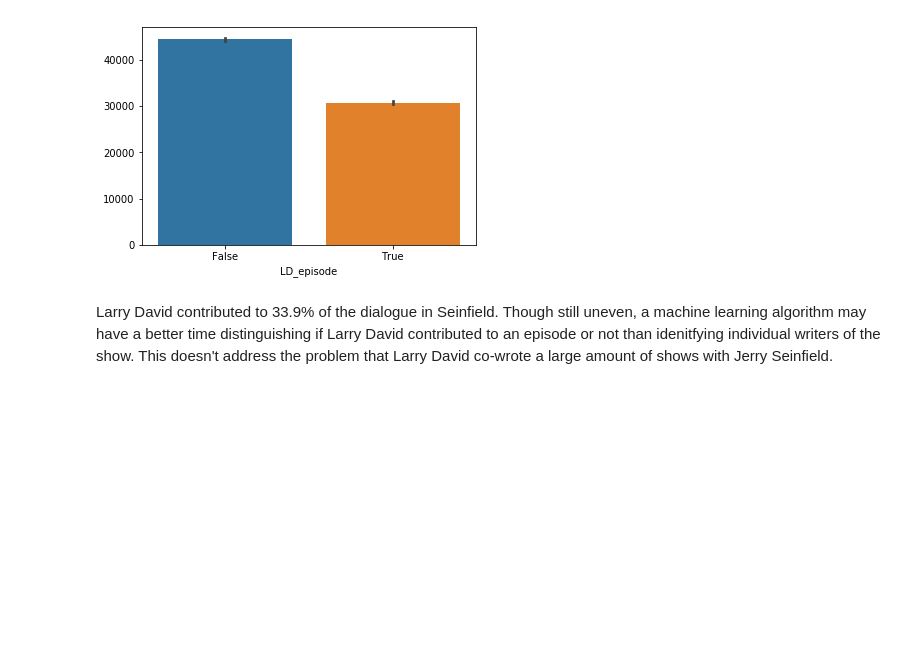
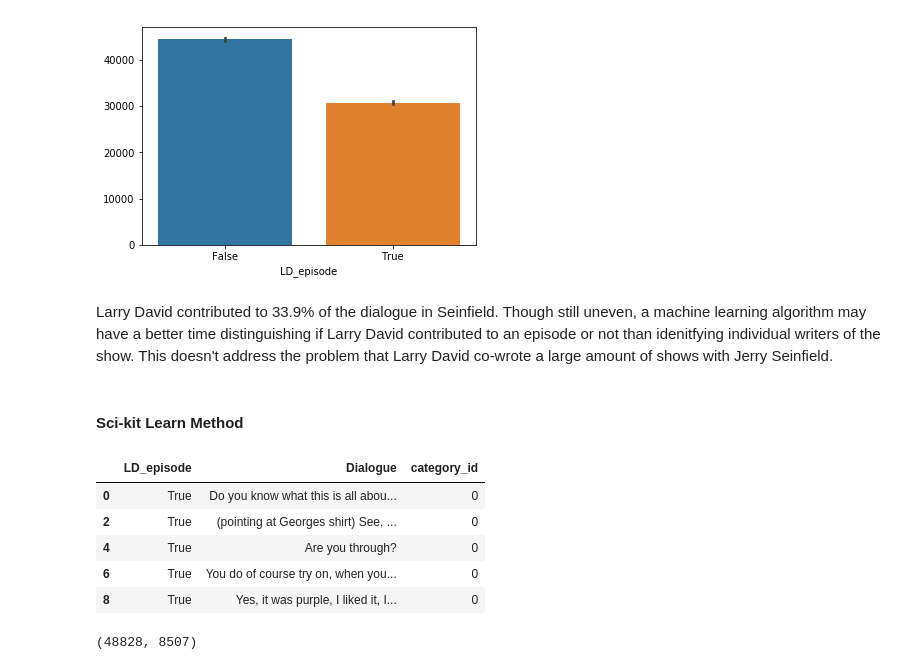
Before and after one commit to wwells/CUNY_DATA_620_GROUP, a Jupyter notebook: Final_Project/DATA_620_NLP.ipynb, the cells around one changed output. Drawn from its saved outputs; the diff is of its cells as text; code cells hidden in the pictures; blank space fills up the shorter version.

```diff
--- a/Final_Project/DATA_620_NLP.ipynb
+++ b/Final_Project/DATA_620_NLP.ipynb
@@ -335,3 +343,5 @@ plt.show()
 [figure]
 # %% [markdown]
 Larry David contributed to 33.9% of the dialogue in Seinfield. Though still uneven, a machine learning algorithm may have a better time distinguishing if Larry David contributed to an episode or not than idenitfying individual writers of the show. This doesn't address the problem that Larry David co-wrote a large amount of shows with Jerry Seinfield.
+# %% [markdown]
+#### Sci-kit Learn Method
@@ -337,0 +363,27 @@ Larry David contributed to 33.9% of the dialogue in Seinfield. Though still unev
+# %%
+# adapted from https://towardsdatascience.com/multi-class-text-classification-with-scikit-learn-12f1e60e0a9f
+
+clean_data = clean_data[pd.notnull(clean_data['Dialogue'])]
+clean_data['category_id'] = clean_data['LD_episode'].factorize()[0]
+category_id_df = clean_data[['LD_episode', 'category_id']].drop_duplicates().sort_values('category_id')
+category_to_id = dict(category_id_df.values)
+id_to_category = dict(category_id_df[['category_id', 'LD_episode']].values)
+clean_data.head()
+# %% [output]
+|  | LD_episode | Dialogue | category_id |
+| 0 | True | Do you know what this is all abou... | 0 |
+| 2 | True | (pointing at Georges shirt) See, ... | 0 |
+| 4 | True | Are you through? | 0 |
+| 6 | True | You do of course try on, when you... | 0 |
+| 8 | True | Yes, it was purple, I liked it, I... | 0 |
+# %%
+# adapted from https://towardsdatascience.com/multi-class-text-classification-with-scikit-learn-12f1e60e0a9f
+# we extended the ngrams to include more than uni- and bi-grams
+tfidf = TfidfVectorizer(sublinear_tf=True, min_df=5, norm='l2', encoding='UTF-8', ngram_range=(1, 4), stop_words='english')
+
+features = tfidf.fit_transform(clean_data.Dialogue).toarray()
+
+labels = clean_data.category_id
+features.shape
+# %% [output]
+(48828, 8507)
```
Also changed, not shown: parts of 12 cells of this notebook.
